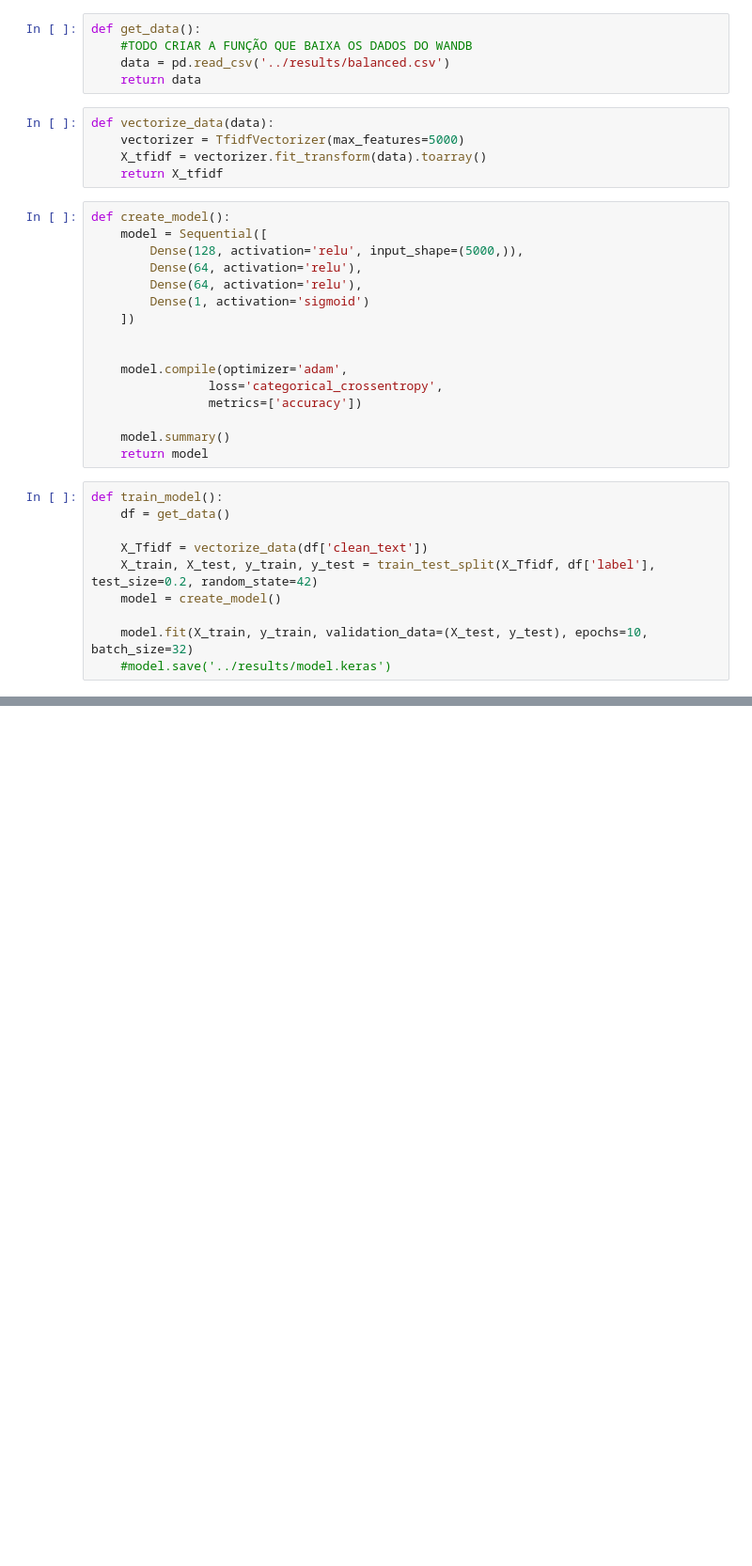
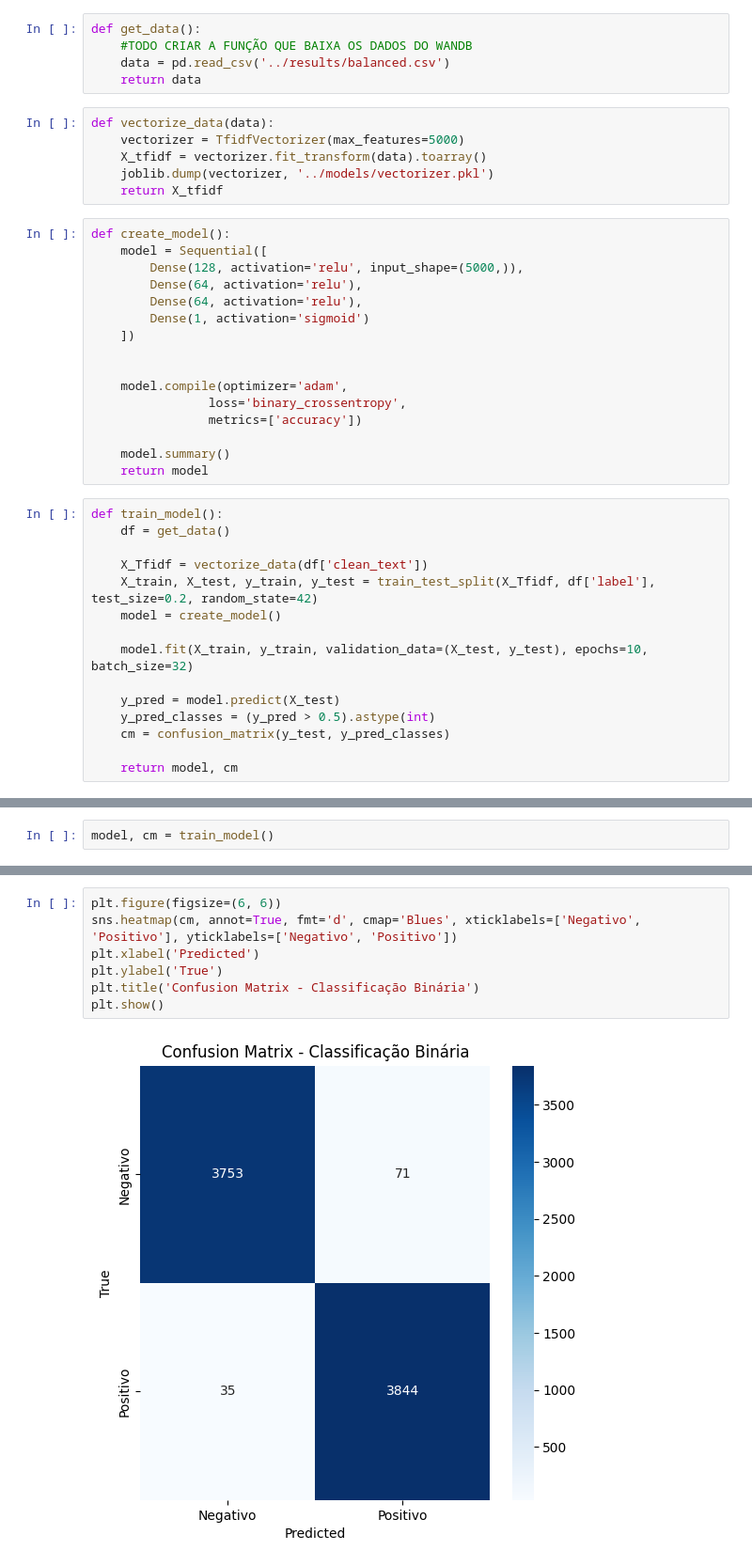
Before and after one commit to Gsdvl/ai-text-recognition, a Jupyter notebook: notebooks/04_training.ipynb, the cells around one changed output, grey strips where cells are left out. Shown at 94% size. Drawn from its saved outputs; the diff is of its cells as text; blank space fills up the shorter version.

```diff
--- a/notebooks/04_training.ipynb
+++ b/notebooks/04_training.ipynb
@@ -43,6 +45,7 @@ def get_data():
 def vectorize_data(data):
     vectorizer = TfidfVectorizer(max_features=5000)
     X_tfidf = vectorizer.fit_transform(data).toarray()
+    joblib.dump(vectorizer, '../models/vectorizer.pkl')
     return X_tfidf
 # %%
 def create_model():
@@ -55,7 +58,7 @@ def create_model():
 
 
     model.compile(optimizer='adam',
-                loss='categorical_crossentropy',
+                loss='binary_crossentropy',
                 metrics=['accuracy'])
 
     model.summary()
@@ -69,4 +72,9 @@ def train_model():
     model = create_model()
 
     model.fit(X_train, y_train, validation_data=(X_test, y_test), epochs=10, batch_size=32)
-    #model.save('../results/model.keras')
+
+    y_pred = model.predict(X_test)
+    y_pred_classes = (y_pred > 0.5).astype(int)
+    cm = confusion_matrix(y_test, y_pred_classes)
+
+    return model, cm
@@ -116,0 +81,2 @@ Epoch 10/10
+# %%
+model, cm = train_model()
@@ -116,0 +101,9 @@ Epoch 10/10
+# %%
+plt.figure(figsize=(6, 6))
+sns.heatmap(cm, annot=True, fmt='d', cmap='Blues', xticklabels=['Negativo', 'Positivo'], yticklabels=['Negativo', 'Positivo'])
+plt.xlabel('Predicted')
+plt.ylabel('True')
+plt.title('Confusion Matrix - Classificação Binária')
+plt.show()
+# %% [output]
+[figure, added]
```
Also changed, not shown: parts of 6 cells of this notebook, 1 other file.
